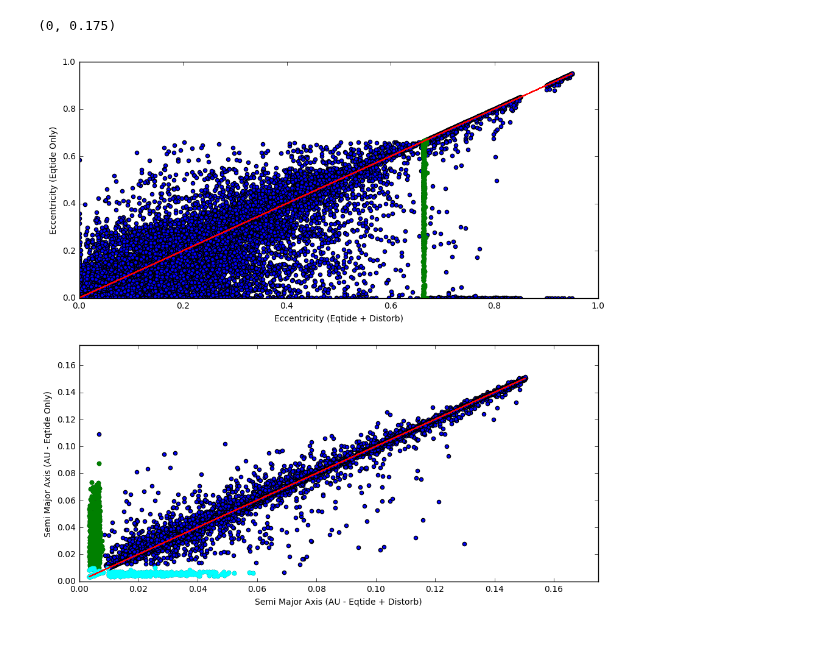
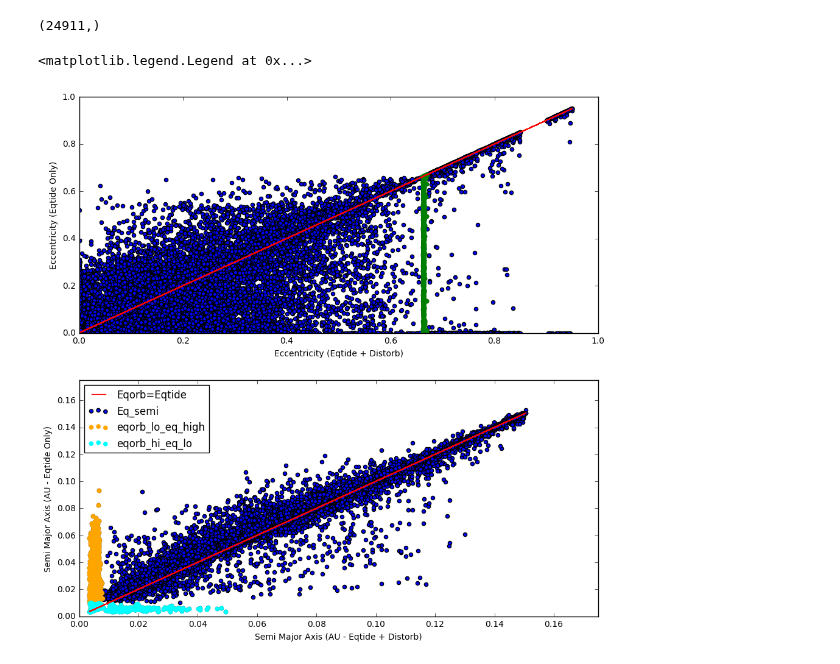
Before and after one commit to dm1681/Merging_Perts, a Jupyter notebook: Research/Merging_Perts/finished_runs.ipynb, the cells around one changed output. Cells and saved outputs as stored; diff of their text form; code cells hidden in the pictures.

```diff
--- a/Research/Merging_Perts/finished_runs.ipynb
+++ b/Research/Merging_Perts/finished_runs.ipynb
@@ -148,3 +142,38 @@ final
+# %%
+eqorb_semi_final.shape
+# %% [output]
+(24911,)
+# %%
+eq_final = QTable()
+eq_final['Sim #'] = eq_sim_num
+eq_final['age'] = eq_time_final
+eq_final['semi'] = eq_semi_final
+eq_final['ecc'] = eq_ecc_final
+eq_final['eqorb_stats'] = eqorb_time_final
+
+both_exist = np.where(eq_final['eqorb_stats'] != -9999)
+eqorb_uncomp = np.where(eqorb_time_final != -9999)
+eq_final = eq_final[both_exist]
+eqorb_time_final = eqorb_time_final[eqorb_uncomp]
+
+eqorb_final = QTable()
+eqorb_final['Sim #'] = eqorb_sim_num
+eqorb_final['age'] = eqorb_time_final
+eqorb_final['semi'] = eqorb_semi_final
+eqorb_final['ecc'] = eqorb_ecc_final
+
+
+
+final = QTable()
+final['Eq_age'] = eq_final['age']
+final['Eqorb_age'] = eqorb_final['age']
+final['Eq_semi'] = eq_final['semi']
+final['Eqorb_semi'] = eqorb_final['semi']
+final['Eq_ecc'] = eq_final['ecc']
+final['Eqorb_ecc'] = eqorb_final['ecc']
+final['Diff_ecc'] = ecc_diff
+final['Diff_semi'] = semi_diff
+final['Sim #'] = eq_final['Sim #']
 # %%
 fig,ax = plt.subplots(2,1)
 fig.set_size_inches(11,11)
@@ -152,41 +181,43 @@ fig.set_size_inches(11,11)
 #define a few masks
 eqorb_greater_ecc = np.where(final['Eq_ecc']<final['Eqorb_ecc']) #Ecc of Eq < Eqorb
 eq_greater_ecc = np.where(final['Eq_ecc']>final['Eqorb_ecc']) # Ecc Eq > Eqorb
-eqorb_vert_line = np.where((final['Eqorb_ecc']>=0.66) & (final['Eqorb_ecc'] <= 0.67)) # the vertical line where distorb breaks
+eqorb_vert_line = np.where((final['Eqorb_ecc']>=0.66)&(final['Eqorb_ecc'] <= 0.67)) # the vertical line where distorb breaks
 eqorb_lo_eq_hi = np.where((final['Eqorb_semi']<=0.008)&(final['Eq_semi']<=0.1)) # describes the clusters along the x and y axis below
-eqorb_hi_eq_lo = np.where((final['Eqorb_semi']<=0.06)*(final['Eq_semi']<=0.01)) # describes the clusters along the x and y axis below
+eqorb_hi_eq_lo = np.where((final['Eqorb_semi']<=0.06)&(final['Eq_semi']<=0.01)) # describes the clusters along the x and y axis below
 
+n = eq_final['Sim #'].shape[0]
 
 
 
 
 #plots the data
 ax[0].scatter(final['Eqorb_ecc'],final['Eq_ecc'])
 ax[1].scatter(final['Eqorb_semi'],final['Eq_semi'])
 
 #reference lines
 ax[0].plot(final['Eqorb_ecc'],final['Eqorb_ecc'], color = 'red')
-ax[1].plot(final['Eqorb_semi'],final['Eqorb_semi'], color = 'red')
+ax[1].plot(final['Eqorb_semi'],final['Eqorb_semi'], color = 'red', label='Eqorb=Eqtide')
 
 #overlay masks
 ax[0].scatter(final['Eqorb_ecc'][eqorb_vert_line],final['Eq_ecc'][eqorb_vert_line], color = 'green')
-ax[1].scatter(final['Eqorb_semi'][eqorb_lo_eq_hi],final['Eq_semi'][eqorb_lo_eq_hi], color = 'green')
-ax[1].scatter(final['Eqorb_semi'][eqorb_hi_eq_lo],final['Eq_semi'][eqorb_hi_eq_lo], color = 'cyan')
+ax[1].scatter(final['Eqorb_semi'][eqorb_lo_eq_hi],final['Eq_semi'][eqorb_lo_eq_hi], color = 'orange', label='eqorb_lo_eq_high')
+ax[1].scatter(final['Eqorb_semi'][eqorb_hi_eq_lo],final['Eq_semi'][eqorb_hi_eq_lo], color = 'cyan', label='eqorb_hi_eq_lo')
 
 
 #make it pretty
 ax[0].set_ylabel('Eccentricity (Eqtide Only)')
 ax[0].set_xlabel('Eccentricity (Eqtide + Distorb)')
 ax[0].set_ylim(0,1)
 ax[0].set_xlim(0,1)
 
 ax[1].set_ylabel('Semi Major Axis (AU - Eqtide Only)')
 ax[1].set_xlabel('Semi Major Axis (AU - Eqtide + Distorb)')
 ax[1].set_ylim(0,0.175)
 ax[1].set_xlim(0,0.175)
+ax[1].legend(loc=0)
 # %% [output]
-(0, 0.175)
+<matplotlib.legend.Legend at 0x...>
-[figure, old version]
+[figure, new version]
 # %%
 avg_diff_ecc = np.average(final['Diff_ecc'])
 avg_diff_semi = np.average(final['Diff_semi'])
```
Also changed, not shown: parts of 9 cells of this notebook, 1 other file.
